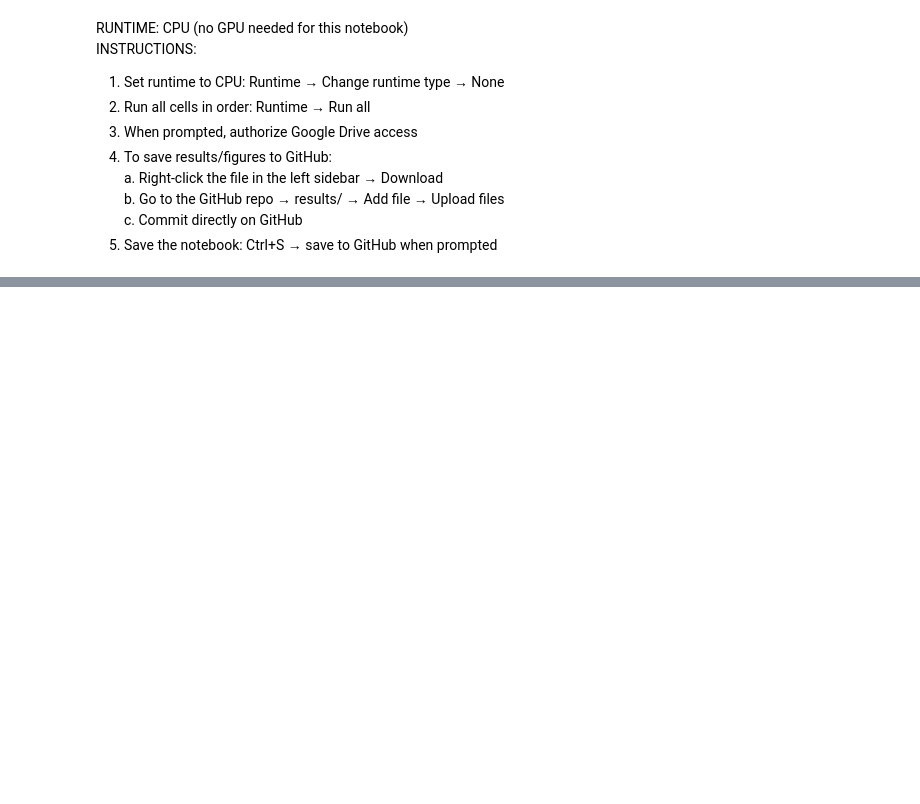
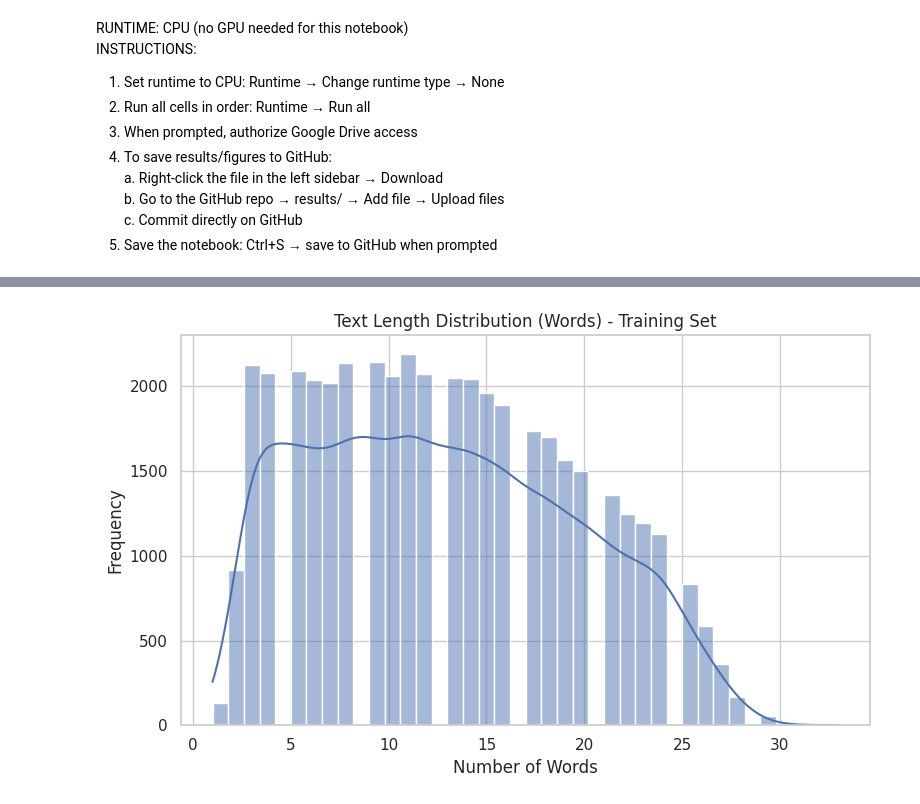
Before and after one commit to phisomni-edu/cs4120-project, a Jupyter notebook: notebooks/00_eda.ipynb, the cells around one changed output, grey strips where cells are left out. Drawn from its saved outputs; the diff is of its cells as text; code cells hidden in the pictures; blank space fills up the shorter version.

```diff
--- a/notebooks/00_eda.ipynb
+++ b/notebooks/00_eda.ipynb
@@ -29,0 +153,14 @@ GPU available: False
+# %%
+def add_eda_columns(df, id2label):
+    df = df.copy()
+    df["num_labels"] = df["labels"].apply(len)
+    df["char_len"] = df["text"].astype(str).apply(len)
+    df["word_len"] = df["text"].astype(str).apply(lambda x: len(x.split()))
+    df["label_names"] = df["labels"].apply(lambda ids: [id2label[i] for i in ids])
+    return df
+
+train_df = add_eda_columns(train_df, id2label)
+val_df = add_eda_columns(val_df, id2label)
+test_df = add_eda_columns(test_df, id2label)
+
+train_df.head()
@@ -29,0 +510,10 @@ GPU available: False
+# %%
+plt.figure(figsize=(8, 5))
+sns.histplot(train_df["word_len"], bins=40, kde=True)
+plt.title("Text Length Distribution (Words) - Training Set")
+plt.xlabel("Number of Words")
+plt.ylabel("Frequency")
+plt.tight_layout()
+plt.show()
+# %% [output]
+[figure, added]
```
Also changed, not shown: parts of 36 cells of this notebook.
